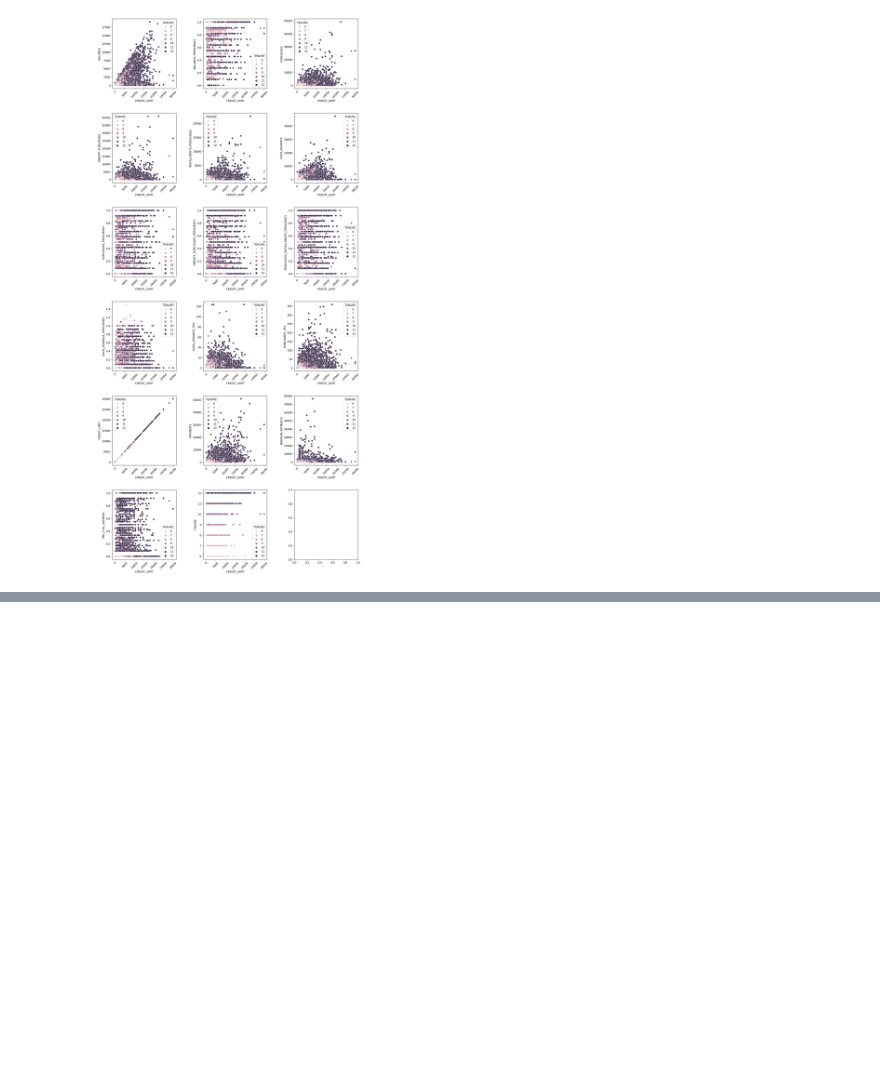
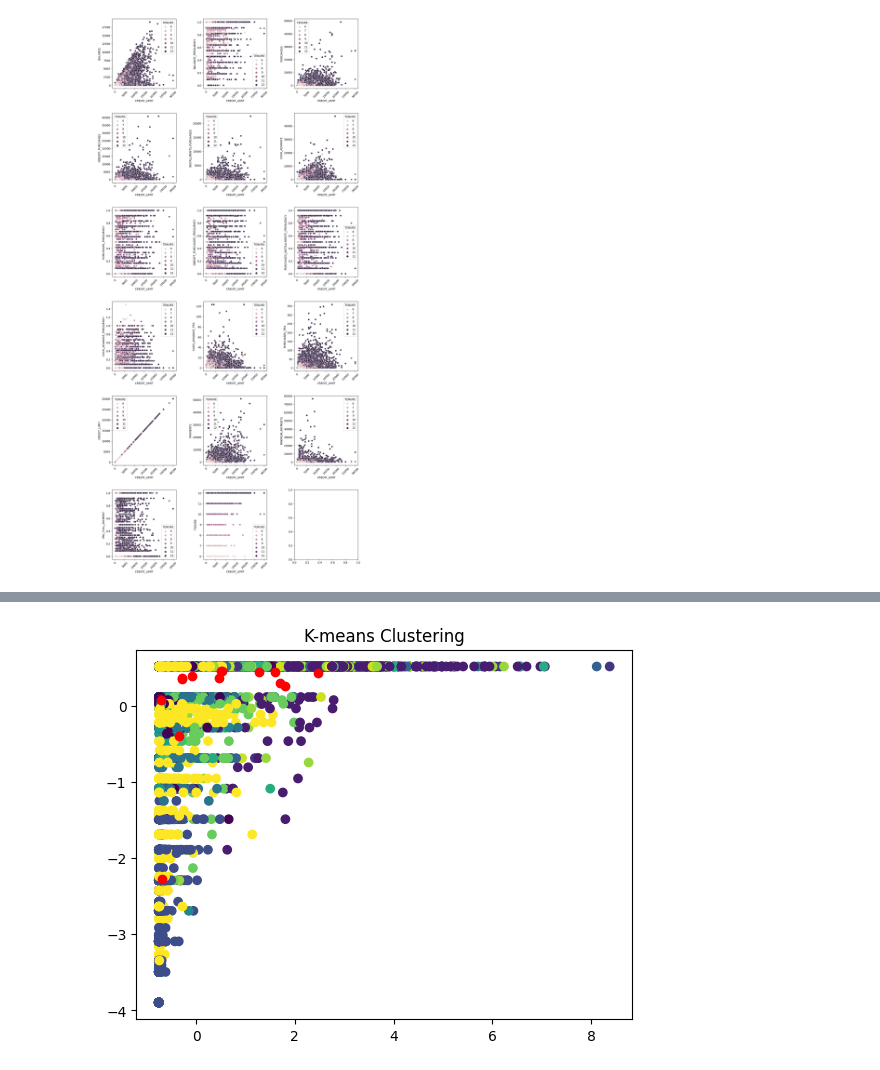
Before and after one commit to mredshaw/DS2, a Jupyter notebook: DS2_A2_V1.ipynb, the cells around one changed output, grey strips where cells are left out. Saved outputs shown, nothing was run; the diff lists cells and outputs as text; code cells hidden in the pictures; blank space fills up the shorter version.

```diff
--- a/DS2_A2_V1.ipynb
+++ b/DS2_A2_V1.ipynb
@@ -260,0 +342,7 @@ plt.show()
+# %%
+plt.scatter(X[:, 0], X[:, 1], c=labels)
+plt.scatter(centers[:, 0], centers[:, 1], c='red')
+plt.title('K-means Clustering')
+plt.show()
+# %% [output]
+[figure, added]
```
Also changed, not shown: parts of 15 cells of this notebook.
